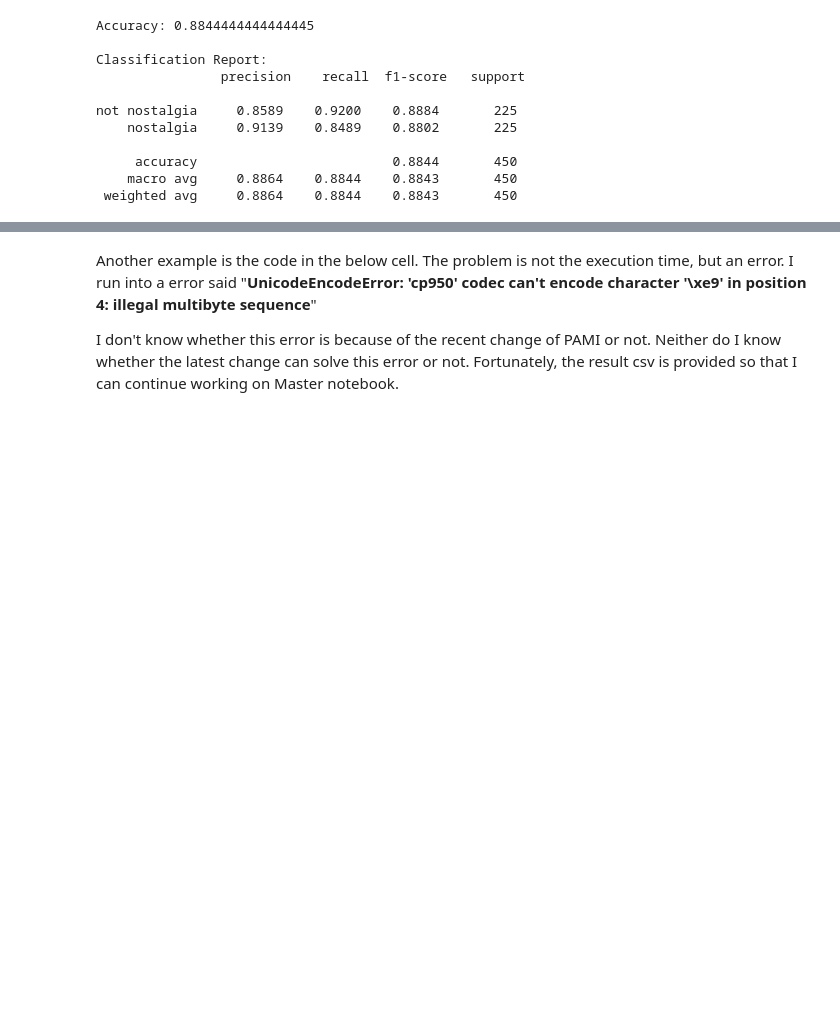
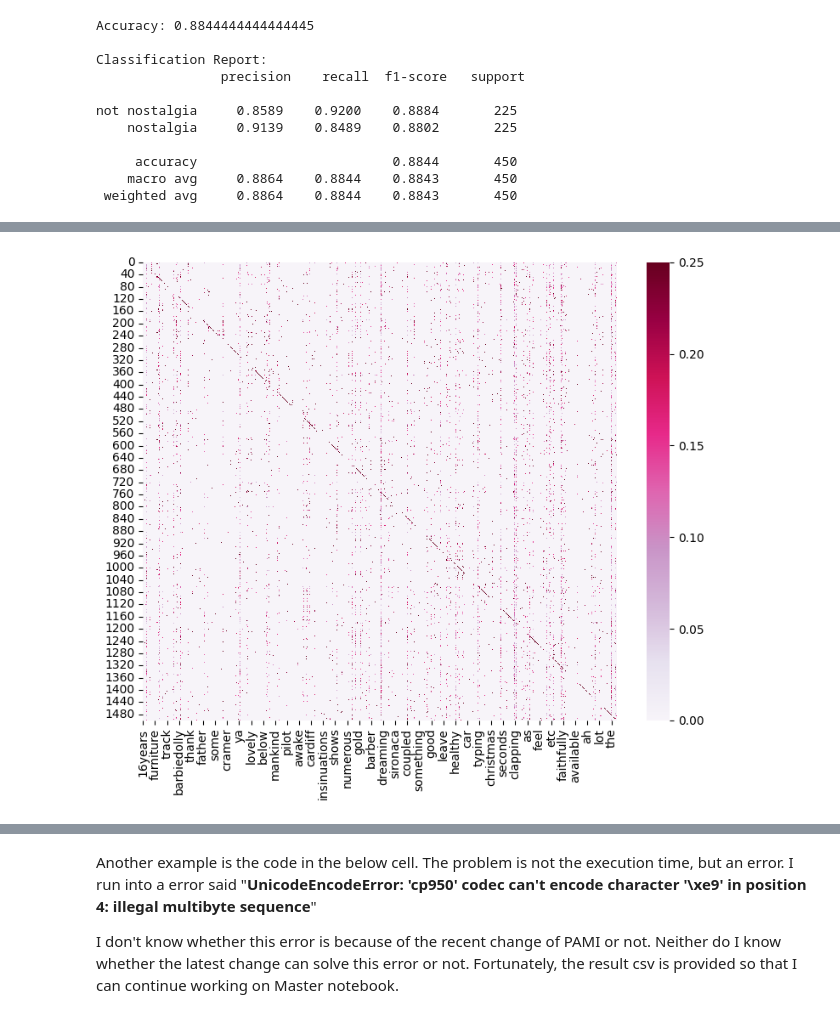
Before and after one commit to Brady29655751/DM2024-Lab1-Homework, a Jupyter notebook: DM2024-Lab1-Homework.ipynb, the cells around one changed output, grey strips where cells are left out. Drawn from its saved outputs; the diff is of its cells as text; code cells hidden in the pictures; blank space fills up the shorter version.

```diff
--- a/DM2024-Lab1-Homework.ipynb
+++ b/DM2024-Lab1-Homework.ipynb
@@ -652,3 +658,14 @@ not nostalgia     0.8589    0.9200    0.8884       225
+# %%
+# Meaningful data visualization (part 1)
+# With TFIDF data executed above
+
+plot_z = tdm_df[tdm_df.idxmax(axis=1)]
+plt.subplots(figsize=(9, 7))
+ax = sns.heatmap(plot_z,
+                 cmap="PuRd",
+                 vmin=0, vmax=0.25, annot=False)
+# %% [output]
+[figure, added]
 # %% [markdown]
 ## Instruction 4
 #### What are the inefficiencies?
```
Also changed, not shown: parts of 3 cells of this notebook.
